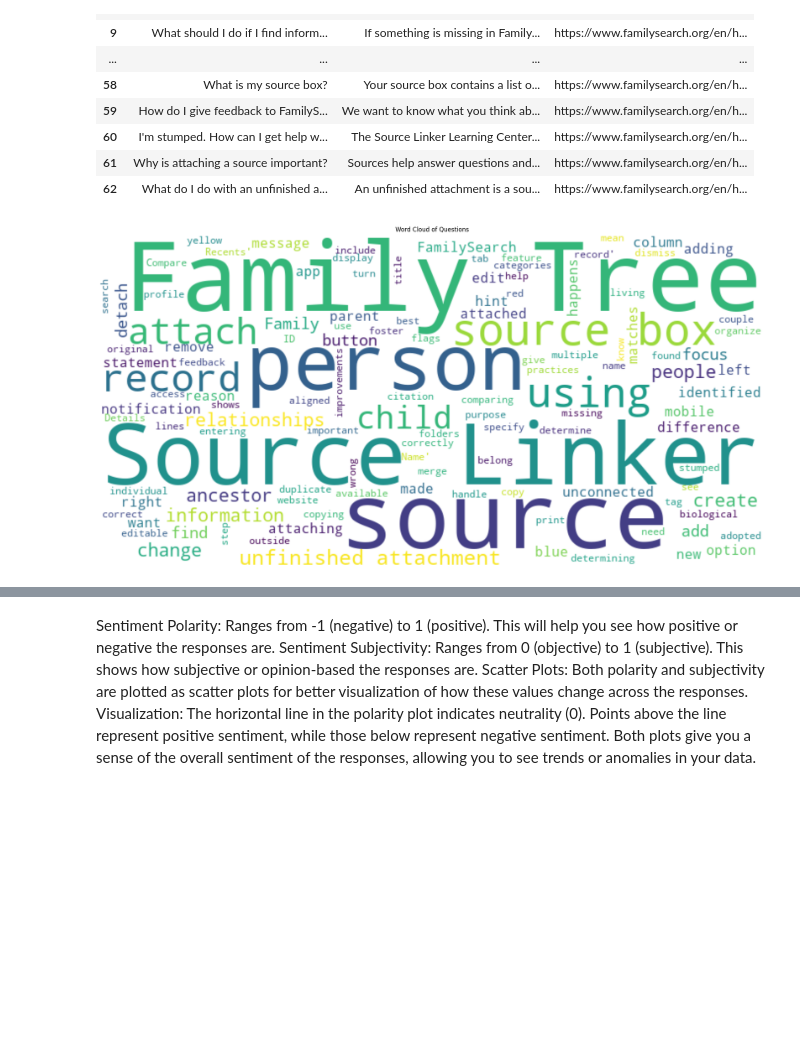
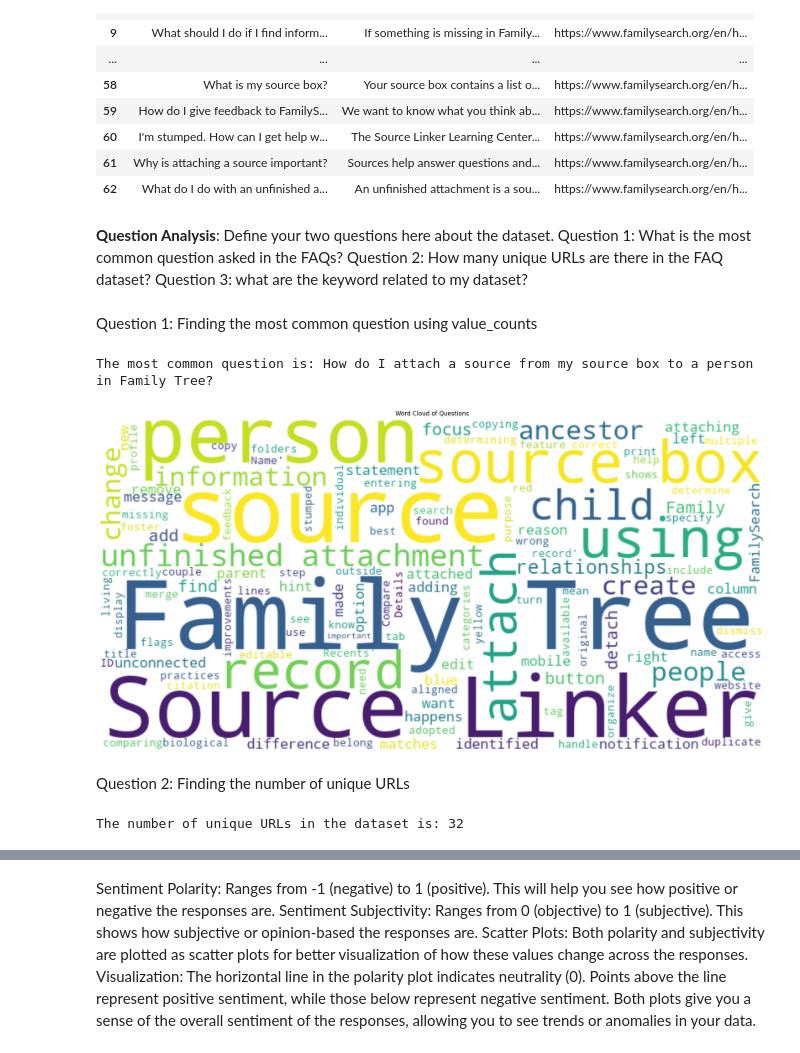
Before and after one commit to TimoteoTapia/FamilySearchAI, a Jupyter notebook: notebooks/data_analysis.ipynb, the cells around one changed output, grey strips where cells are left out. Cells and saved outputs as stored; diff of their text form; code cells hidden in the pictures; blank space fills up the shorter version.

```diff
--- a/notebooks/data_analysis.ipynb
+++ b/notebooks/data_analysis.ipynb
@@ -142,18 +146,36 @@ df
 | 60 | I'm stumped. How can I get help w... | The Source Linker Learning Center... | https://www.familysearch.org/en/h... |
 | 61 | Why is attaching a source important? | Sources help answer questions and... | https://www.familysearch.org/en/h... |
 | 62 | What do I do with an unfinished a... | An unfinished attachment is a sou... | https://www.familysearch.org/en/h... |
+# %% [markdown]
+**Question Analysis**: Define your two questions here about the dataset.
+Question 1: What is the most common question asked in the FAQs?
+Question 2: How many unique URLs are there in the FAQ dataset?
+Question 3: what are the keyword related to my dataset?
+# %% [markdown]
+Question 1: Finding the most common question using value_counts
 # %%
 question_counts = df['Question'].value_counts()
+
+common_question = df['Question'].value_counts().idxmax()  # Getting the most common question
+print(f"The most common question is: {common_question}")
 
 # Create a word cloud from the questions
 text = ' '.join(df['Question'])
 wordcloud = WordCloud(width=800, height=400, background_color='white').generate(text)
 
 # Plotting the word cloud
 plt.figure(figsize=(24,12))  # Adjust the figure size
 plt.imshow(wordcloud, interpolation='bilinear')
 plt.axis('off')  # Turn off the axis
 plt.title('Word Cloud of Questions')
 plt.show()
 # %% [output]
+The most common question is: How do I attach a source from my source box to a person in Family Tree?
-[figure, old version]
+[figure, new version]
+# %% [markdown]
+Question 2: Finding the number of unique URLs
+# %%
+unique_urls = df['URL'].nunique()  # Counting unique URLs
+print(f"The number of unique URLs in the dataset is: {unique_urls}")
+# %% [output]
+The number of unique URLs in the dataset is: 32
```
Also changed, not shown: parts of 11 cells of this notebook, 1 other file.
